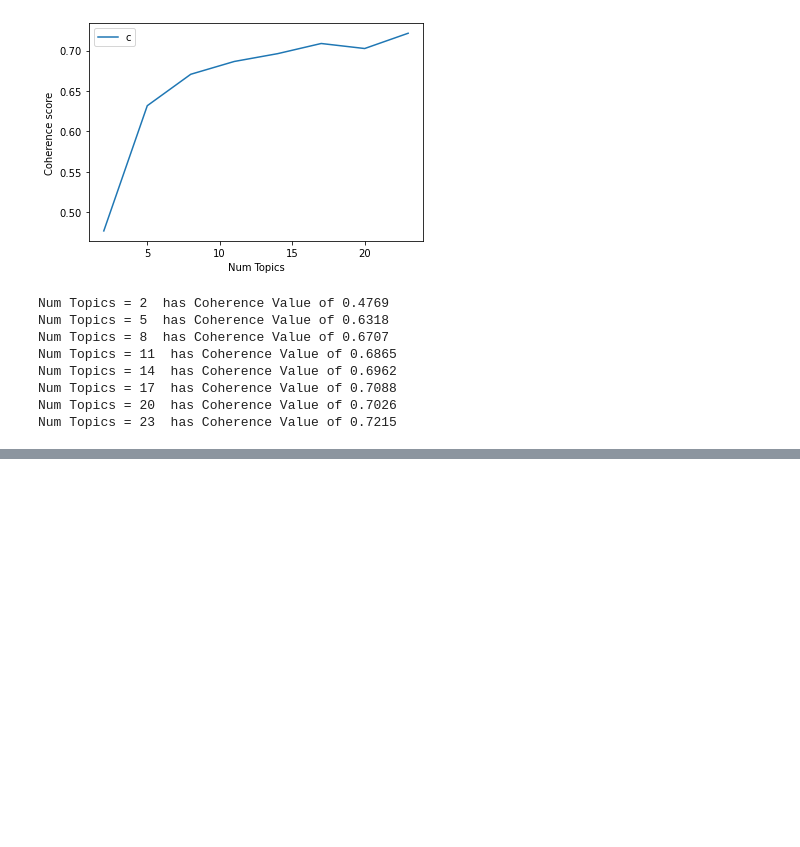
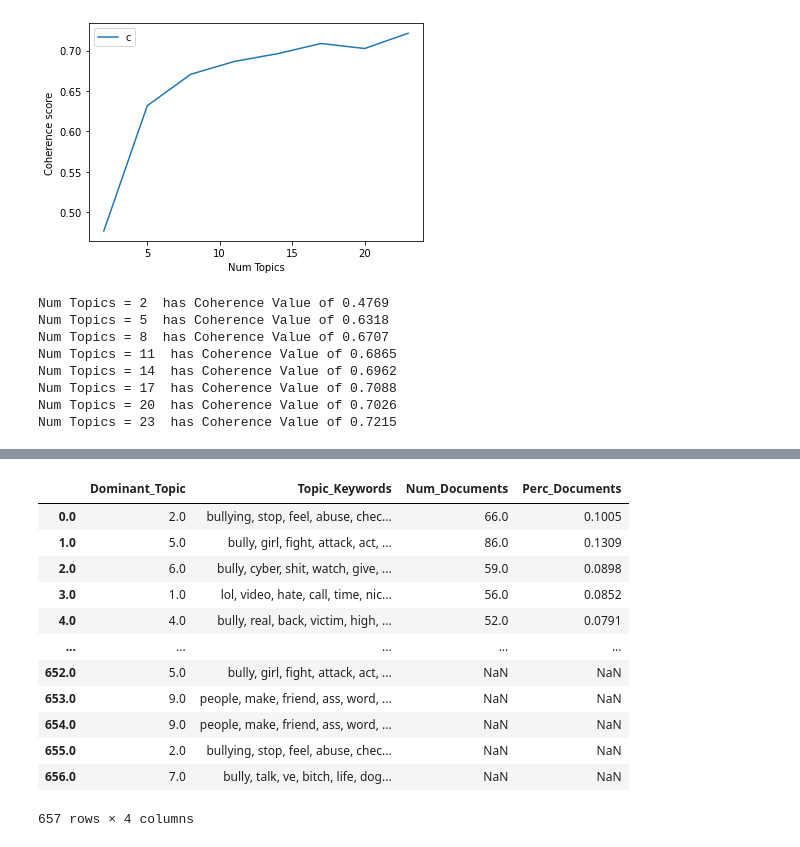
Before and after one commit to erudic/Bullying-Traces-Recognition, a Jupyter notebook: notebooks/types_modeling_LDA.ipynb, the cells around one changed output, grey strips where cells are left out. Saved outputs shown, nothing was run; the diff lists cells and outputs as text; code cells hidden in the pictures; blank space fills up the shorter version.

```diff
--- a/notebooks/types_modeling_LDA.ipynb
+++ b/notebooks/types_modeling_LDA.ipynb
@@ -318,0 +412,32 @@ Num Topics = 23  has Coherence Value of 0.7215
+# %%
+# Number of Documents for Each Topic
+topic_counts = df_topic_sents_keywords['Dominant_Topic'].value_counts()
+
+# Percentage of Documents for Each Topic
+topic_contribution = round(topic_counts/topic_counts.sum(), 4)
+
+# Topic Number and Keywords
+topic_num_keywords = df_topic_sents_keywords[['Dominant_Topic', 'Topic_Keywords']]
+
+# Concatenate Column wise
+df_dominant_topics = pd.concat([topic_num_keywords, topic_counts, topic_contribution], axis=1)
+
+# Change Column names
+df_dominant_topics.columns = ['Dominant_Topic', 'Topic_Keywords', 'Num_Documents', 'Perc_Documents']
+
+# Show
+df_dominant_topics
+# %% [output]
+|  | Dominant_Topic | Topic_Keywords | Num_Documents | Perc_Documents |
+| 0.0 | 2.0 | bullying, stop, feel, abuse, chec... | 66.0 | 0.1005 |
+| 1.0 | 5.0 | bully, girl, fight, attack, act, ... | 86.0 | 0.1309 |
+| 2.0 | 6.0 | bully, cyber, shit, watch, give, ... | 59.0 | 0.0898 |
+| 3.0 | 1.0 | lol, video, hate, call, time, nic... | 56.0 | 0.0852 |
+| 4.0 | 4.0 | bully, real, back, victim, high, ... | 52.0 | 0.0791 |
+| ... | ... | ... | ... | ... |
+| 652.0 | 5.0 | bully, girl, fight, attack, act, ... | NaN | NaN |
+| 653.0 | 9.0 | people, make, friend, ass, word, ... | NaN | NaN |
+| 654.0 | 9.0 | people, make, friend, ass, word, ... | NaN | NaN |
+| 655.0 | 2.0 | bullying, stop, feel, abuse, chec... | NaN | NaN |
+| 656.0 | 7.0 | bully, talk, ve, bitch, life, dog... | NaN | NaN |
+657 rows × 4 columns
```
Also changed, not shown: parts of 3 cells of this notebook.
